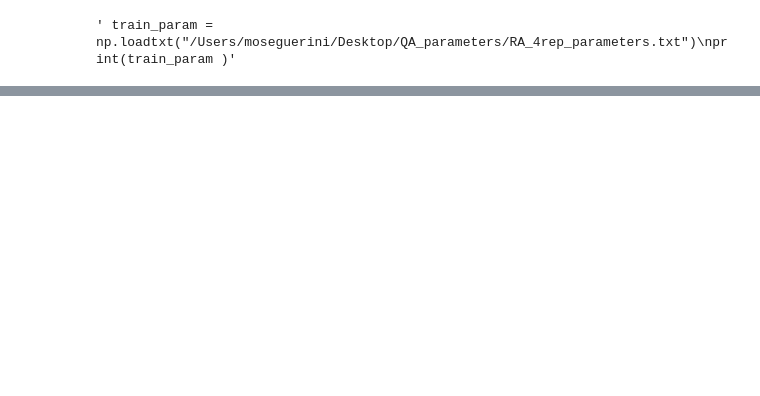
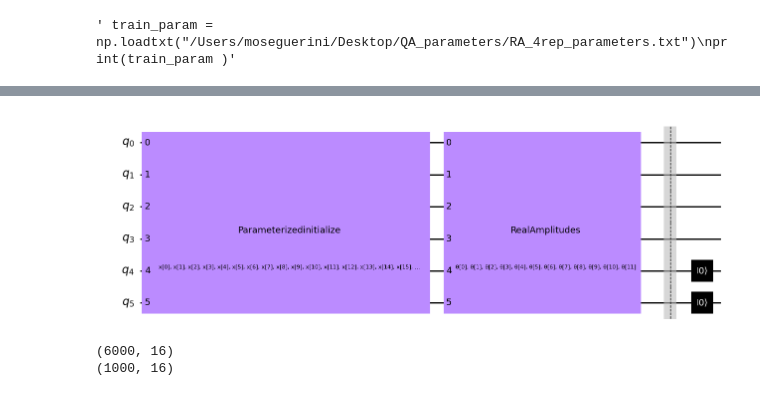
Before and after one commit to MoseGuerini/Quantum-Autoencoder, a Jupyter notebook: Quantum_Autoencoder.ipynb, the cells around one changed output, grey strips where cells are left out. Cells and saved outputs as stored; diff of their text form; code cells hidden in the pictures; blank space fills up the shorter version.

```diff
--- a/Quantum_Autoencoder.ipynb
+++ b/Quantum_Autoencoder.ipynb
@@ -265,0 +305,14 @@ f.close()
+# %%
+# Build only the encoder
+
+enc_qc = QuantumCircuit(num_latent + num_trash)
+enc_qc = enc_qc.compose(fm)
+ansatz_qc = ansatz(num_latent + num_trash)
+enc_qc = enc_qc.compose(ansatz_qc)
+enc_qc.barrier()
+enc_qc.reset(4)
+enc_qc.reset(5)
+
+enc_qc.draw('mpl', style='clifford')
+# %% [output]
+[figure, added]
@@ -265,0 +334,30 @@ f.close()
+# %%
+# Encode the data using the trained circuit
+"""As before choose between train_param or opt_result.x"""
+train_x_enc = np.array([])
+test_x_enc = np.array([])
+
+for image in train_x:
+
+    param_values = np.concatenate((image, opt_result.x))    #concatenate image pixels with results of the optimization image = 32, opt_result.x = 30
+    output_qc = enc_qc.bind_parameters(param_values)      #assign param_values to the test circuit 32 to RawFeatureVector and 30 to RealAmplitudes
+    output_sv = Partial_Statevector(output_qc).data         #get data of the test statevector
+    output_sv = np.abs(output_sv) **2
+    train_x_enc = np.append(train_x_enc, output_sv)
+
+for image in test_x:
+
+    param_values = np.concatenate((image, opt_result.x))    #concatenate image pixels with results of the optimization image = 32, opt_result.x = 30
+    output_qc = enc_qc.bind_parameters(param_values)     #assign param_values to the test circuit 32 to RawFeatureVector and 30 to RealAmplitudes
+    output_sv = Partial_Statevector(output_qc).data
+    output_sv = np.abs(output_sv) **2                #get data of the test statevector
+    test_x_enc = np.append(test_x_enc, output_sv)
+
+train_x_enc = train_x_enc.reshape(train_x.shape[0], 2**num_latent)
+test_x_enc = test_x_enc.reshape(test_x.shape[0], 2**num_latent)
+
+print(train_x_enc.shape)
+print(test_x_enc.shape)
+# %% [output]
+(6000, 16)
+(1000, 16)
```
Also changed, not shown: parts of 15 cells of this notebook, 3 other files.
